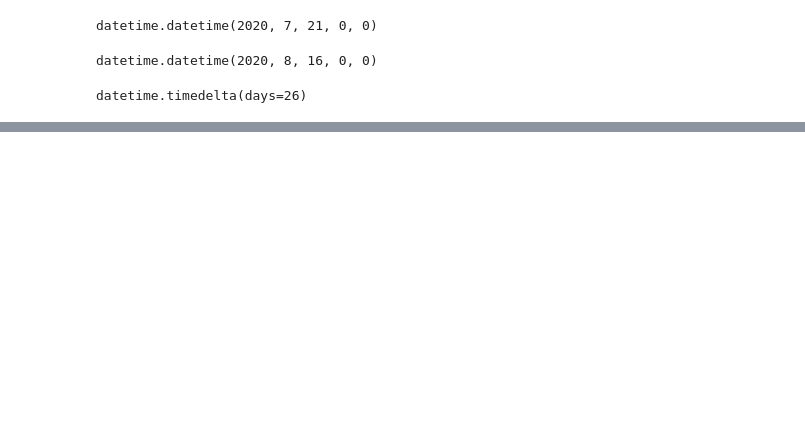
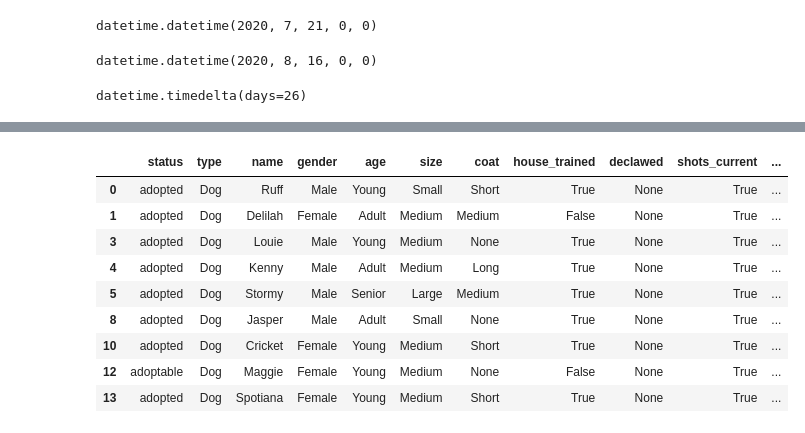
Before and after one commit to BillBelieve/Dog-Adoption-Data-Science-Project, a Jupyter notebook: Project Data Science/data transformation.ipynb, the cells around one changed output, grey strips where cells are left out. Drawn from its saved outputs; the diff is of its cells as text; code cells hidden in the pictures; blank space fills up the shorter version.

```diff
--- a/Project Data Science/data transformation.ipynb
+++ b/Project Data Science/data transformation.ipynb
@@ -95,7 +97,7 @@ for i, value in enumerate(df['published_at']):
     time_difference = time_out - time_in
     days_in_rescue.append(time_difference)
 
-df['time in rescue'] = days_in_rescue
+df['time_in_rescue'] = days_in_rescue
 df.drop(['published_at', 'status_changed_at'], axis=1, inplace=True)
 df.head()
 # %% [output]
@@ -107,0 +112,13 @@ df.head()
+# %%
+df.head(9)
+# %% [output]
+|  | status | type | name | gender | age | size | coat | house_trained | declawed | shots_current | ... |
+| 0 | adopted | Dog | Ruff | Male | Young | Small | Short | True | None | True | ... |
+| 1 | adopted | Dog | Delilah | Female | Adult | Medium | Medium | False | None | True | ... |
+| 3 | adopted | Dog | Louie | Male | Young | Medium | None | True | None | True | ... |
+| 4 | adopted | Dog | Kenny | Male | Adult | Medium | Long | True | None | True | ... |
+| 5 | adopted | Dog | Stormy | Male | Senior | Large | Medium | True | None | True | ... |
+| 8 | adopted | Dog | Jasper | Male | Adult | Small | None | True | None | True | ... |
+| 10 | adopted | Dog | Cricket | Female | Young | Medium | Short | True | None | True | ... |
+| 12 | adoptable | Dog | Maggie | Female | Young | Medium | None | False | None | True | ... |
+| 13 | adopted | Dog | Spotiana | Female | Young | Medium | Short | True | None | True | ... |
```
Also changed, not shown: parts of 8 cells of this notebook, 1 other file.
